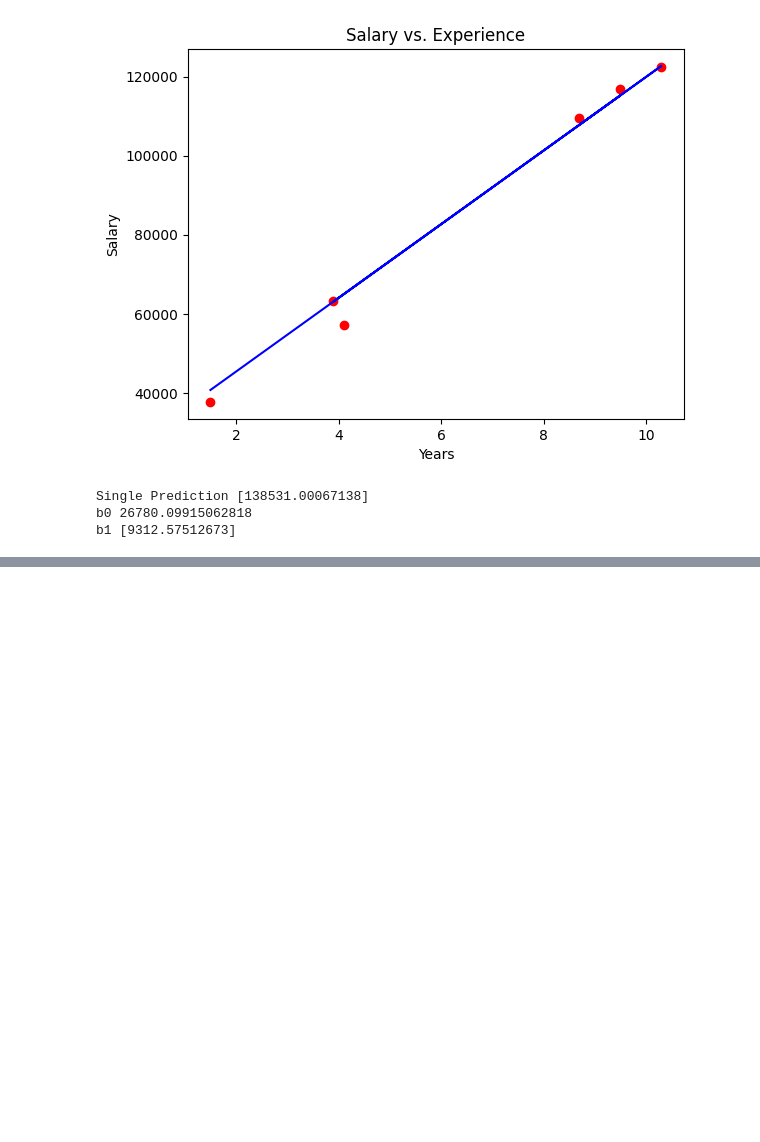
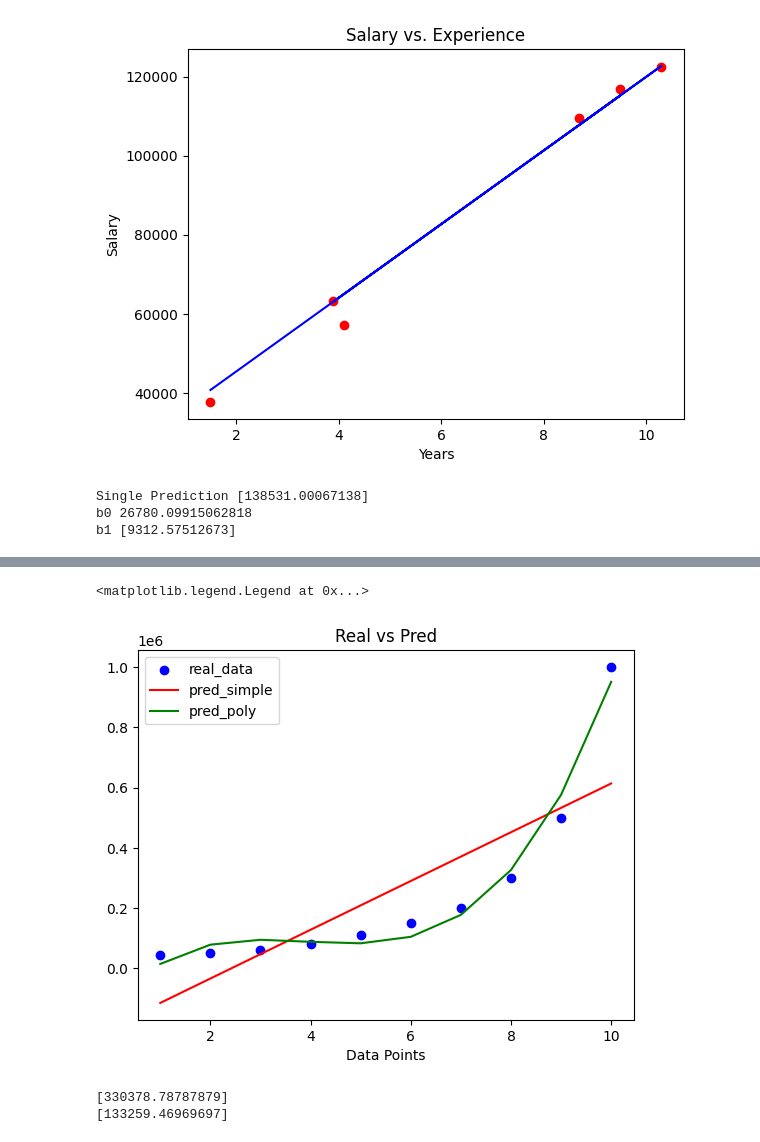
Before and after one commit to AmeyaPadwad/Machine-Learning-A-Z, a Jupyter notebook: [1]regression.ipynb, the cells around one changed output, grey strips where cells are left out. Drawn from its saved outputs; the diff is of its cells as text; code cells hidden in the pictures; blank space fills up the shorter version.

```diff
--- a/[1]regression.ipynb
+++ b/[1]regression.ipynb
@@ -87,0 +163,8 @@ b1 [9312.57512673]
+# %%
+import numpy as np
+import pandas as pd
+import matplotlib.pyplot as plt
+dataset = pd.read_csv('datasets/Position_Salaries.csv')
+X = dataset.iloc[:, 1:-1]
+y = dataset.iloc[:, -1]
+dataset.head()
@@ -87,0 +178,26 @@ b1 [9312.57512673]
+# %%
+from sklearn.linear_model import LinearRegression
+from sklearn.preprocessing import PolynomialFeatures
+
+lin_reg = LinearRegression()
+lin_reg.fit(X, y) # Training simple LR
+X_poly = PolynomialFeatures(degree=3).fit_transform(X)
+poly_reg = LinearRegression().fit(X_poly, y) # Training polynomial LR
+# %%
+# Plotting train set results
+plt.scatter(X, y, color = 'blue', label='real_data')
+plt.plot(X, lin_reg.predict(X), color='red', label='pred_simple')
+plt.plot(X, poly_reg.predict(X_poly), color='green', label='pred_poly')
+
+plt.title("Real vs Pred")
+plt.xlabel("Data Points")
+plt.legend()
+# %% [output]
+<matplotlib.legend.Legend at 0x...>
+[figure, added]
+# %%
+print(lin_reg.predict([[6.5]]))
+print(poly_reg.predict(PolynomialFeatures(degree=3).fit_transform([[6.5]])))
+# %% [output]
+[330378.78787879]
+[133259.46969697]
```
Also changed, not shown: parts of 13 cells of this notebook.
